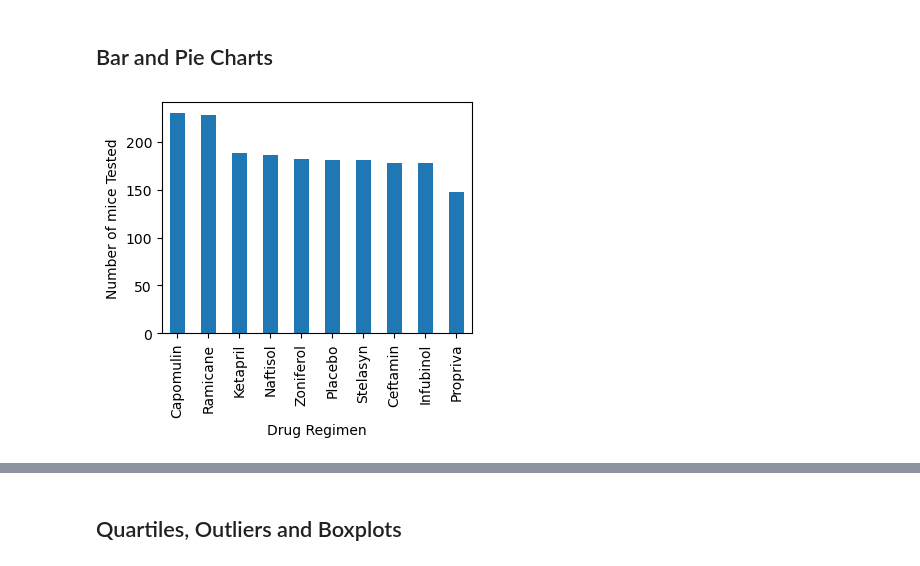
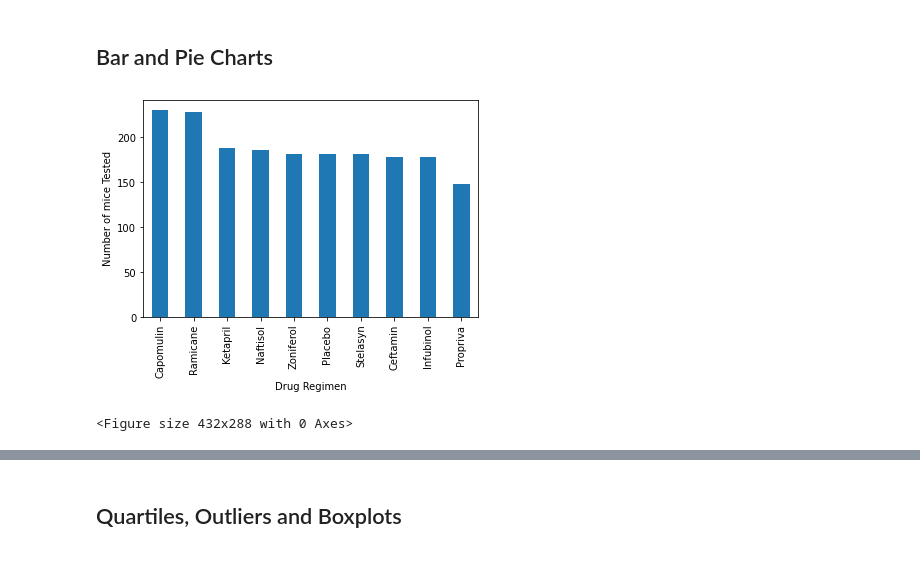
Before and after one commit to nathanunghwan/Pymaceuticals-analysis, a Jupyter notebook: pymaceuticals_starter.ipynb, the cells around one changed output, grey strips where cells are left out. Drawn from its saved outputs; the diff is of its cells as text; code cells hidden in the pictures.

```diff
--- a/pymaceuticals_starter.ipynb
+++ b/pymaceuticals_starter.ipynb
@@ -86,0 +63,14 @@ clean_data
+# %%
+# Create a clean DataFrame by dropping the duplicate mouse by its ID.
+#method1
+clean_data=mouse_study_complete.loc[mouse_study_complete["Mouse ID"]!='g989',:]
+#clean_data=mouse_study_complete[mouse_study_complete["Mouse ID"].isin(duplicate_mice_id)==False]
+clean_data=clean_data.reset_index(drop=True)
+clean_data
+#method2
+#drop_data_index=mouse_study_complete[mouse_study_complete['Mouse ID'].str.contains(str(duplicate_mice_id))].index
+#a=all_duplicate_mouse_id.index
+
+#clean_data=mouse_study_complete.drop_duplicates(['Mouse ID','Timepoint'],keep=False,  ignore_index = True)
+#clean_data=clean_data.reset_index(drop=True)
+#clean_data
@@ -147,10 +149,12 @@ summary_statistics_agg
 # %%
 # Generate a bar plot showing the total number of timepoints for all mice tested for each drug regimen using Pandas.
 total_number_of_time=clean_data.groupby("Drug Regimen").count()['Timepoint']
 total_number_of_time=total_number_of_time.sort_values(ascending=False)
-total_number_of_time.plot(kind='bar',figsize=(4,3),xlabel='Drug Regimen',ylabel='Number of mice Tested')
-plt.show();
+total_number_of_time.plot(kind='bar',xlabel='Drug Regimen',ylabel='Number of mice Tested')
+plt.show()
+plt.tight_layout();
 # %% [output]
-[figure, old version]
+[figure, new version]
+<Figure size 432x288 with 0 Axes>
 # %%
 # Generate a bar plot showing the total number of timepoints for all mice tested for each drug regimen using pyplot.
```
Also changed, not shown: parts of 15 cells of this notebook.
